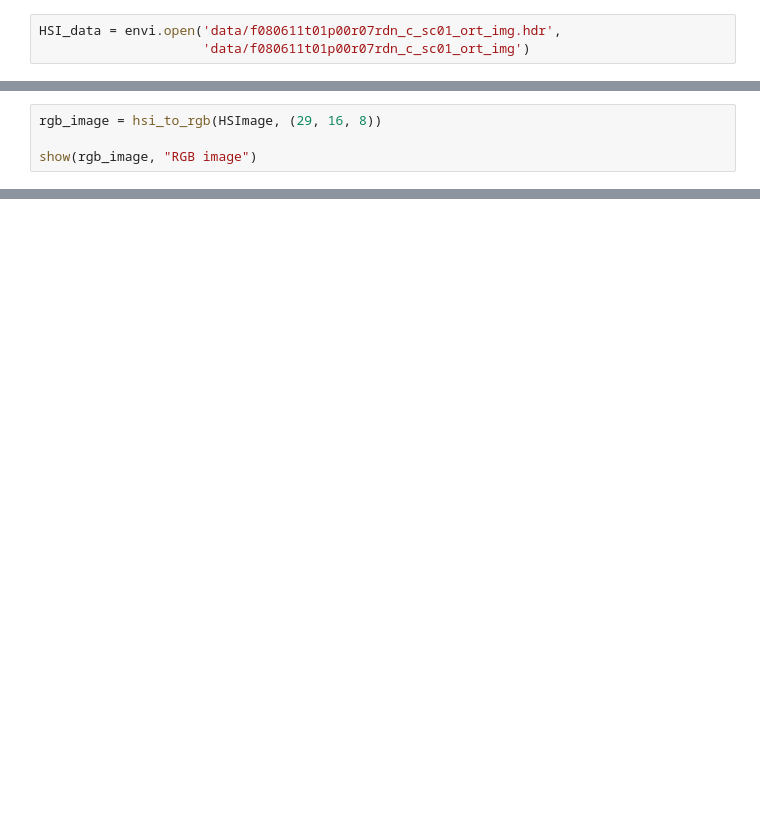
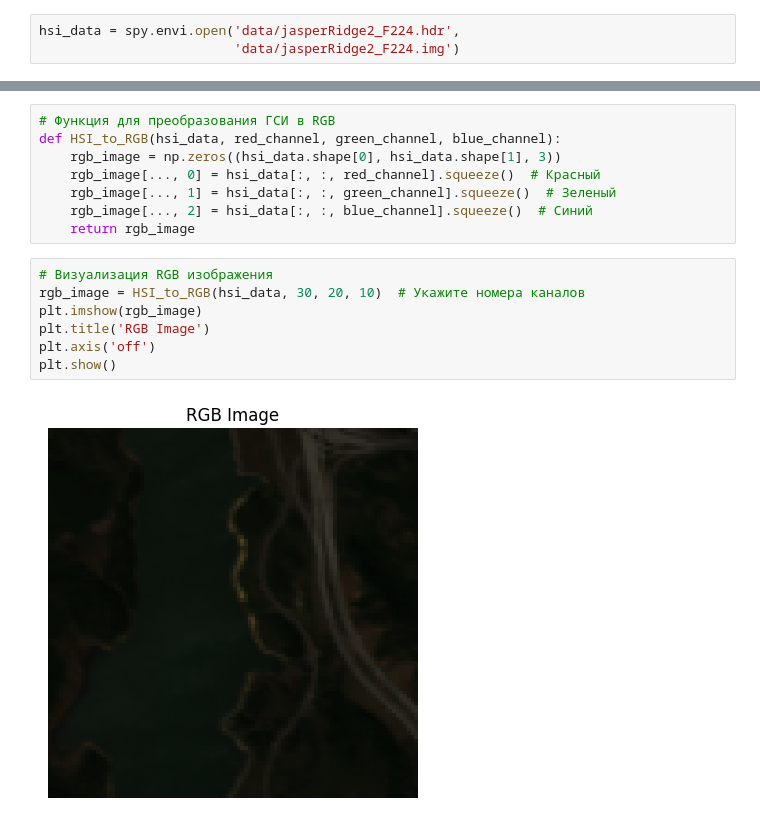
Before and after one commit to Jujich/HSIapp, a Jupyter notebook: main.ipynb, the cells around one changed output, grey strips where cells are left out. Saved outputs shown, nothing was run; the diff lists cells and outputs as text; blank space fills up the shorter version.

```diff
--- a/main.ipynb
+++ b/main.ipynb
@@ -6,3 +7,3 @@ Matplotlib is building the font cache; this may take a moment.
 # %%
-HSI_data = envi.open('data/f080611t01p00r07rdn_c_sc01_ort_img.hdr',
-                     'data/f080611t01p00r07rdn_c_sc01_ort_img')
+hsi_data = spy.envi.open('data/jasperRidge2_F224.hdr',
+                         'data/jasperRidge2_F224.img')
@@ -148,4 +9,0 @@ HSImage[HSImage < 0] = 0
-# %%
-rgb_image = hsi_to_rgb(HSImage, (29, 16, 8))
-
-show(rgb_image, "RGB image")
@@ -153,0 +15,17 @@ show(rgb_image, "RGB image")
+# %%
+# Функция для преобразования ГСИ в RGB
+def HSI_to_RGB(hsi_data, red_channel, green_channel, blue_channel):
+    rgb_image = np.zeros((hsi_data.shape[0], hsi_data.shape[1], 3))
+    rgb_image[..., 0] = hsi_data[:, :, red_channel].squeeze()  # Красный
+    rgb_image[..., 1] = hsi_data[:, :, green_channel].squeeze()  # Зеленый
+    rgb_image[..., 2] = hsi_data[:, :, blue_channel].squeeze()  # Синий
+    return rgb_image
+# %%
+# Визуализация RGB изображения
+rgb_image = HSI_to_RGB(hsi_data, 30, 20, 10)  # Укажите номера каналов
+plt.imshow(rgb_image)
+plt.title('RGB Image')
+plt.axis('off')
+plt.show()
+# %% [output]
+[figure, added]
```
Also changed, not shown: parts of 19 cells of this notebook, 3 other files.
